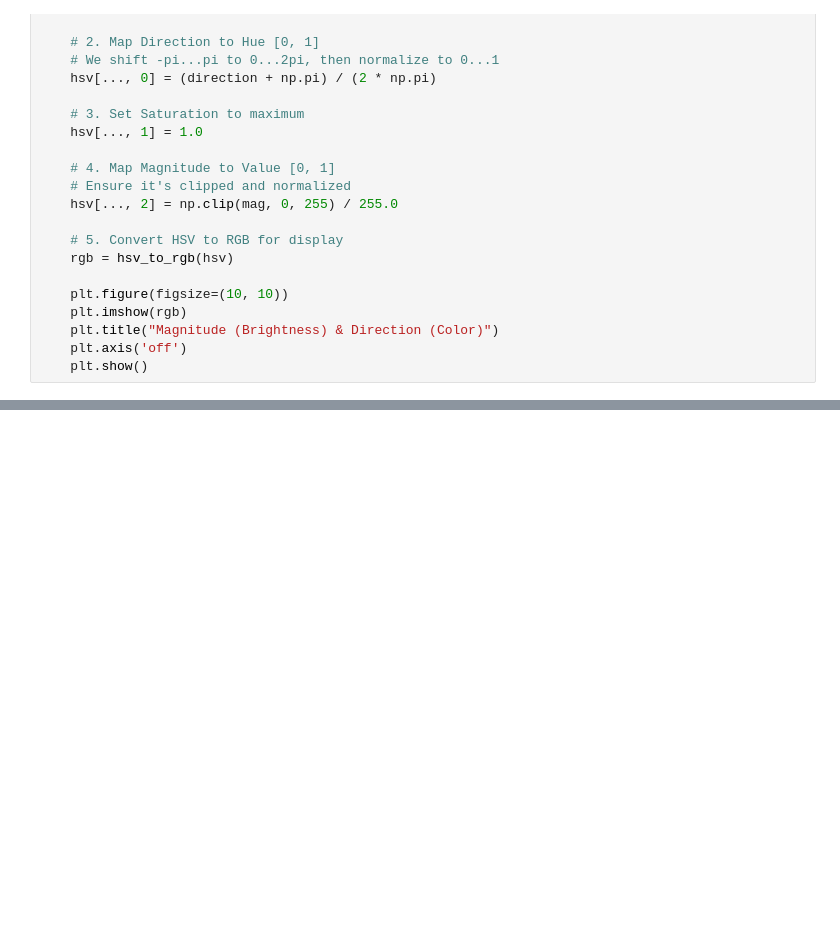
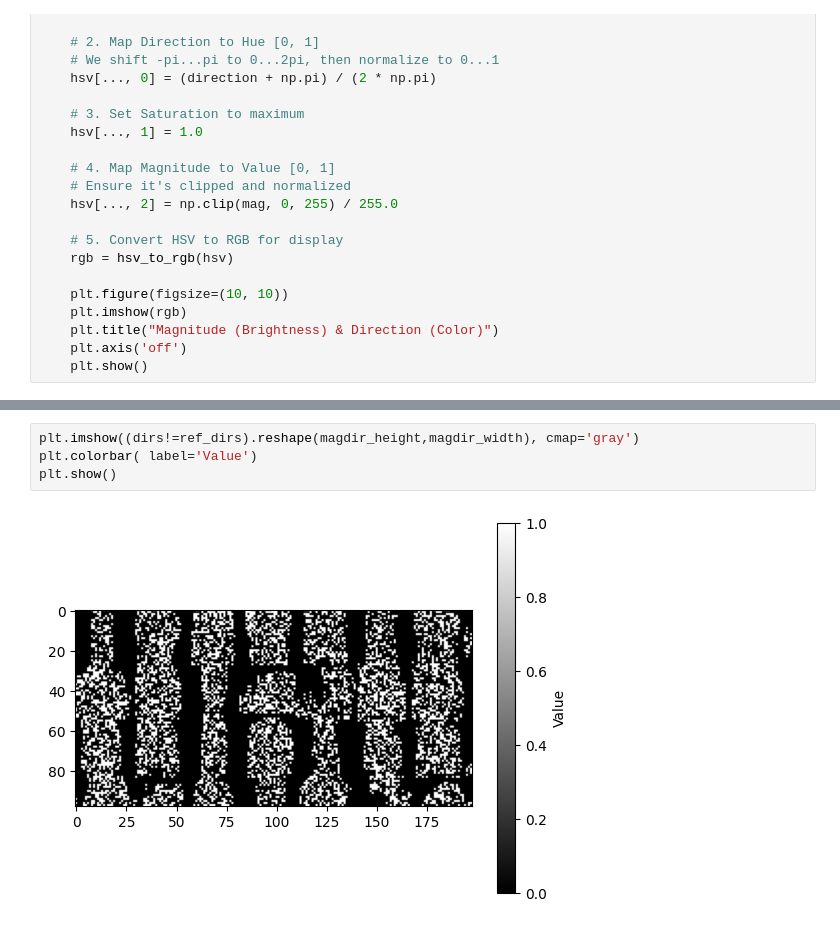
Before and after one commit to laurenceyyf/cs5220-final-project, a Jupyter notebook: python/explore.ipynb, the cells around one changed output, grey strips where cells are left out. Saved outputs shown, nothing was run; the diff lists cells and outputs as text; blank space fills up the shorter version.

```diff
--- a/python/explore.ipynb
+++ b/python/explore.ipynb
@@ -163 +124,7 @@ plt.show()
+# %%
+plt.imshow((dirs!=ref_dirs).reshape(magdir_height,magdir_width), cmap='gray')
+plt.colorbar( label='Value')
+plt.show()
+# %% [output]
+[figure, added]
 # %%
```
Also changed, not shown: parts of 29 cells of this notebook, 1 other file.
